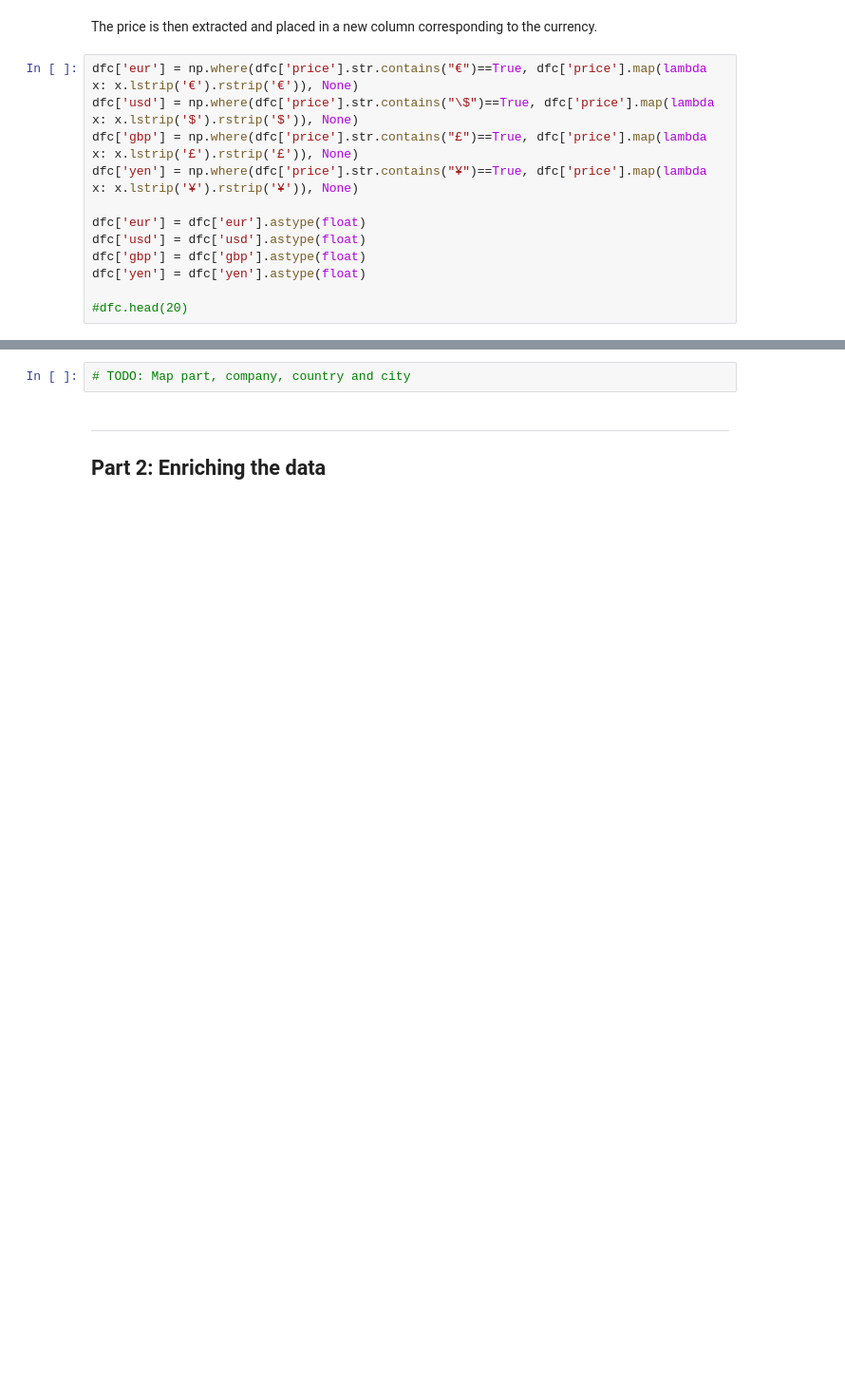
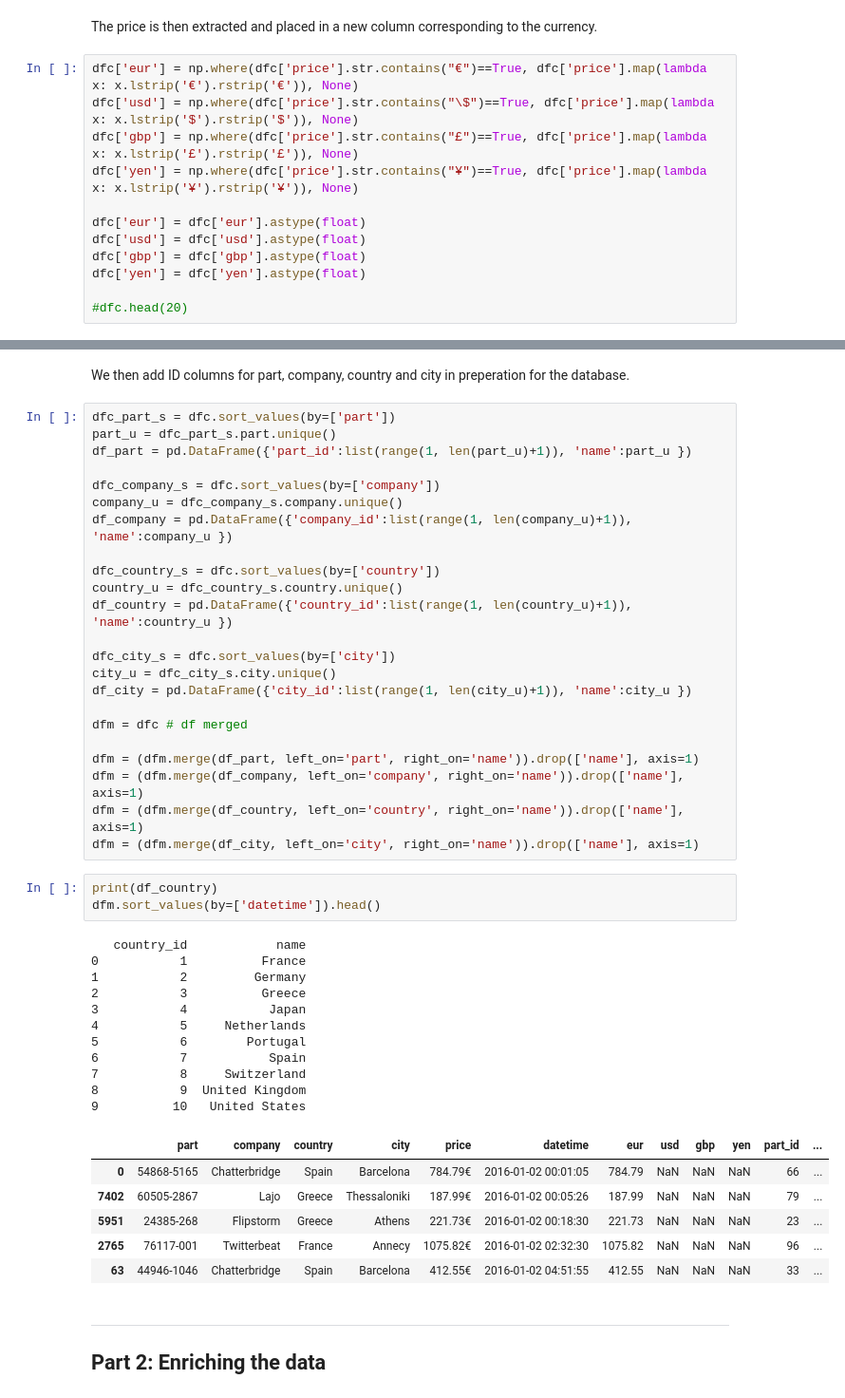
Before and after one commit to grimurz/project1, a Jupyter notebook: Project 1 - Customer Database.ipynb, the cells around one changed output, grey strips where cells are left out. Shown: that part at 95% size. Cells and saved outputs as stored; diff of their text form; blank space fills up the shorter version.

Commit message:
ID columns

```diff
--- a/Project 1 - Customer Database.ipynb
+++ b/Project 1 - Customer Database.ipynb
@@ -296,5 +279,49 @@ dfc.head(20)
-# %%
-# TODO: Map part, company, country and city
+# %% [markdown]
+We then add ID columns for part, company, country and city in preperation for the database.
+# %%
+dfc_part_s = dfc.sort_values(by=['part'])
+part_u = dfc_part_s.part.unique()
+df_part = pd.DataFrame({'part_id':list(range(1, len(part_u)+1)), 'name':part_u })
+
+dfc_company_s = dfc.sort_values(by=['company'])
+company_u = dfc_company_s.company.unique()
+df_company = pd.DataFrame({'company_id':list(range(1, len(company_u)+1)), 'name':company_u })
+
+dfc_country_s = dfc.sort_values(by=['country'])
+country_u = dfc_country_s.country.unique()
+df_country = pd.DataFrame({'country_id':list(range(1, len(country_u)+1)), 'name':country_u })
+
+dfc_city_s = dfc.sort_values(by=['city'])
+city_u = dfc_city_s.city.unique()
+df_city = pd.DataFrame({'city_id':list(range(1, len(city_u)+1)), 'name':city_u })
+
+dfm = dfc # df merged
+
+dfm = (dfm.merge(df_part, left_on='part', right_on='name')).drop(['name'], axis=1)
+dfm = (dfm.merge(df_company, left_on='company', right_on='name')).drop(['name'], axis=1)
+dfm = (dfm.merge(df_country, left_on='country', right_on='name')).drop(['name'], axis=1)
+dfm = (dfm.merge(df_city, left_on='city', right_on='name')).drop(['name'], axis=1)
+# %%
+print(df_country)
+dfm.sort_values(by=['datetime']).head()
+# %% [output]
+   country_id            name
+0           1          France
+1           2         Germany
+2           3          Greece
+3           4           Japan
+4           5     Netherlands
+5           6        Portugal
+6           7           Spain
+7           8     Switzerland
+8           9  United Kingdom
+9          10   United States
+|  | part | company | country | city | price | datetime | eur | usd | gbp | yen | part_id | ... |
+| 0 | 54868-5165 | Chatterbridge | Spain | Barcelona | 784.79€ | 2016-01-02 00:01:05 | 784.79 | NaN | NaN | NaN | 66 | ... |
+| 7402 | 60505-2867 | Lajo | Greece | Thessaloniki | 187.99€ | 2016-01-02 00:05:26 | 187.99 | NaN | NaN | NaN | 79 | ... |
+| 5951 | 24385-268 | Flipstorm | Greece | Athens | 221.73€ | 2016-01-02 00:18:30 | 221.73 | NaN | NaN | NaN | 23 | ... |
+| 2765 | 76117-001 | Twitterbeat | France | Annecy | 1075.82€ | 2016-01-02 02:32:30 | 1075.82 | NaN | NaN | NaN | 96 | ... |
+| 63 | 44946-1046 | Chatterbridge | Spain | Barcelona | 412.55€ | 2016-01-02 04:51:55 | 412.55 | NaN | NaN | NaN | 33 | ... |
 # %% [markdown]
 ---
 ## Part 2: Enriching the data
```
Also changed, not shown: parts of 3 cells of this notebook.
